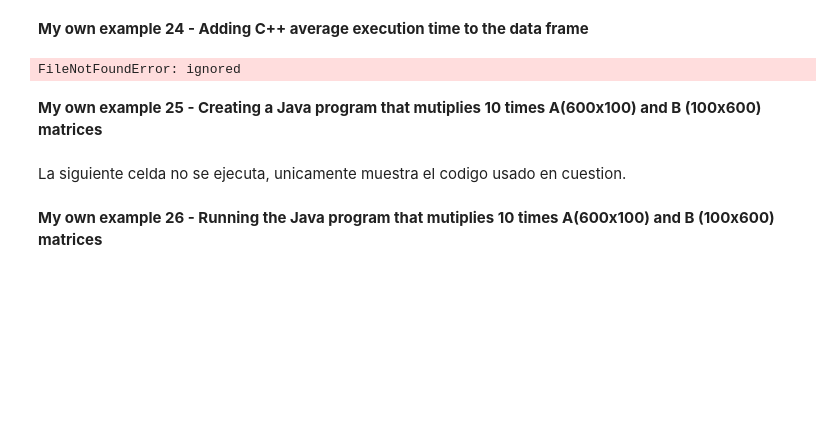
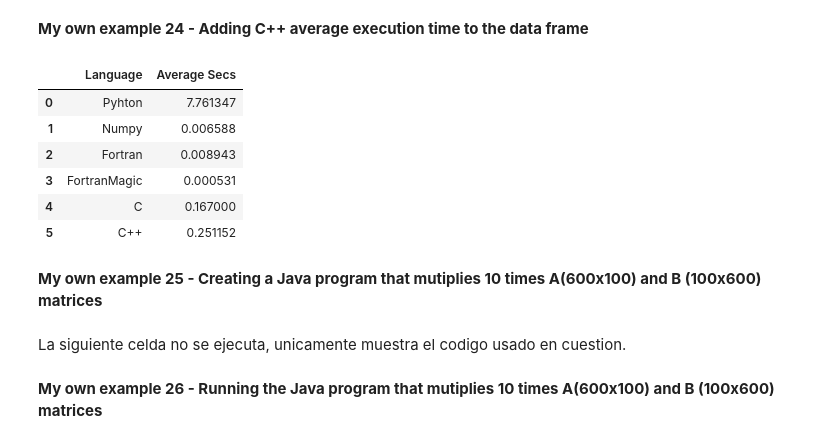
Before and after one commit to Aliriio/MetNumUN2024I, a Jupyter notebook: Lab2/amartinezba_Lab2.ipynb, the cells around one changed output. Drawn from its saved outputs; the diff is of its cells as text; code cells hidden in the pictures; blank space fills up the shorter version.

```diff
--- a/Lab2/amartinezba_Lab2.ipynb
+++ b/Lab2/amartinezba_Lab2.ipynb
@@ -878,19 +742,18 @@ Promedio: 31.7 ms
 # %% [markdown]
 **My own example 24 - Adding C++ average execution time to the data frame**
-# %%
-with open("/content/data/data.txt", "r") as archivo:
-    # Lee el contenido del archivo
-    promedio_tiempo = archivo.read()
-
-def ms_a_segundos(ms):
-  segundos = ms / 1000
-  return segundos
-
-promedioTiempoSegundos=ms_a_segundos(float(promedio_tiempo))
-Data_Frame.loc[len(Data_Frame.index)] = ['Cpp', promedioTiempoSegundos]
-display(Data_Frame)
-# %% [output]
-FileNotFoundError: ignored
+# %%
+C_plus_plus = open("cppresultado.txt",'r')
+avr_archivo = float(C_plus_plus.readline())
+Data_Frame.loc[len(Data_Frame.index)] = ['C++', avr_archivo]
+display(Data_Frame)
+# %% [output]
+|  | Language | Average Secs |
+| 0 | Pyhton | 7.761347 |
+| 1 | Numpy | 0.006588 |
+| 2 | Fortran | 0.008943 |
+| 3 | FortranMagic | 0.000531 |
+| 4 | C | 0.167000 |
+| 5 | C++ | 0.251152 |
 # %% [markdown]
 **My own example 25 - Creating a Java program that mutiplies 10 times A(600x100) and  B (100x600) matrices**
 # %%
```
Also changed, not shown: parts of 44 cells of this notebook.
